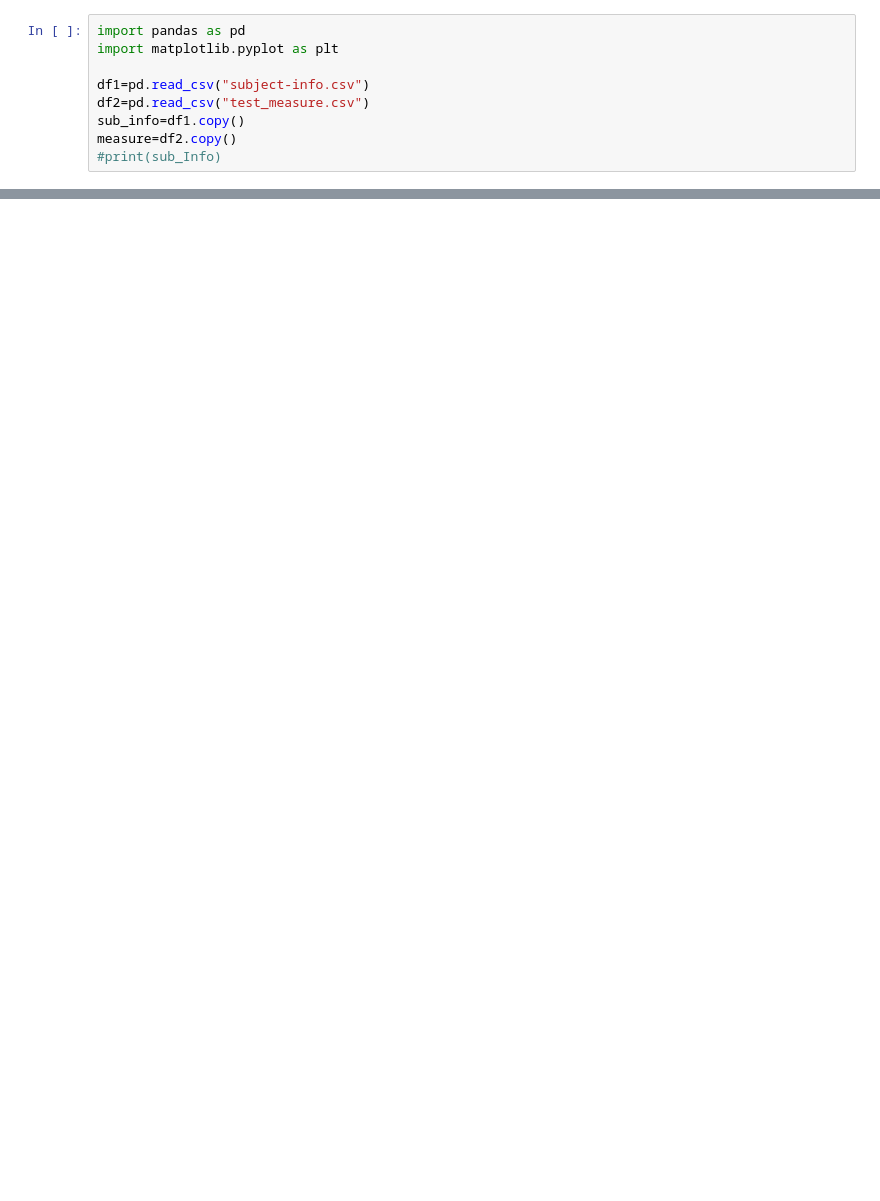
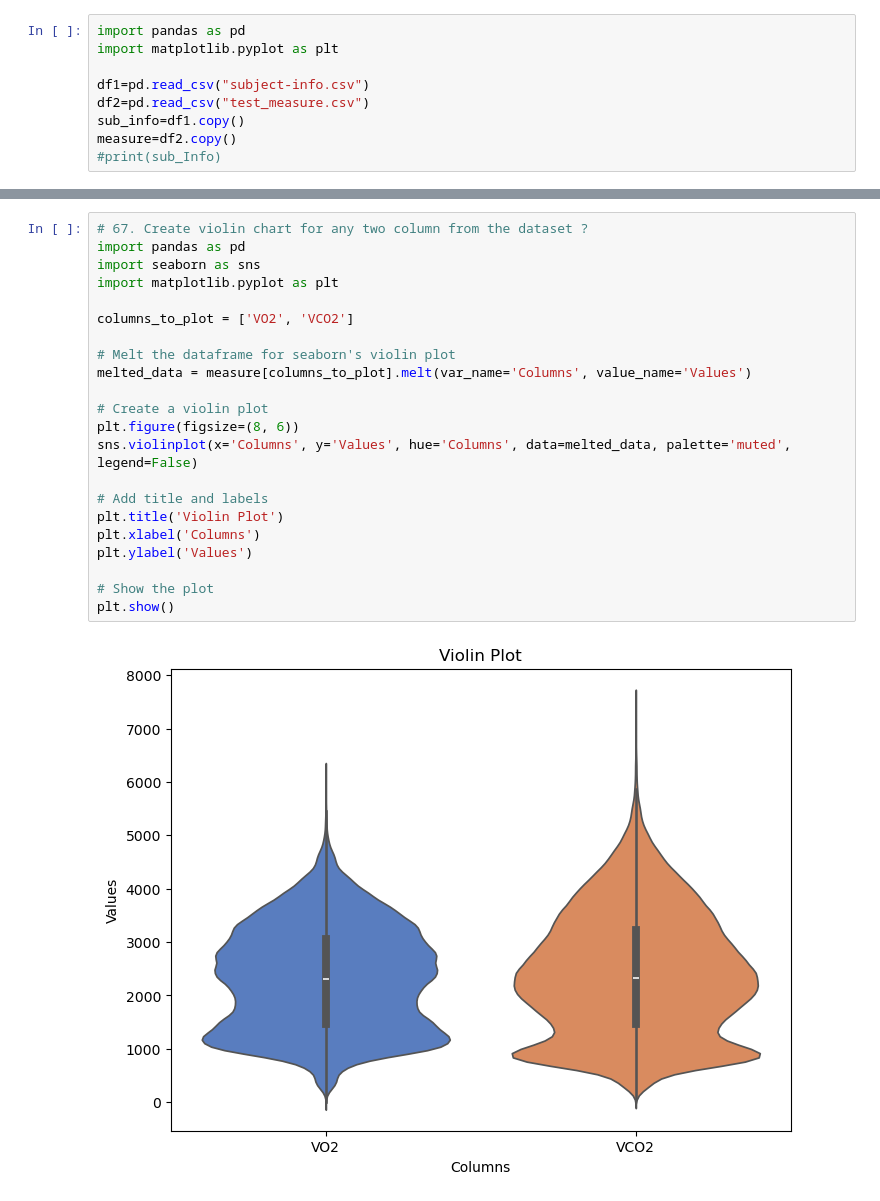
Before and after one commit to Subhadrasahu/Team9_Pythoknights_PythonHackathon_APRIL25, a Jupyter notebook: Team9_Q65-80_Sharmila.ipynb, the cells around one changed output, grey strips where cells are left out. Saved outputs shown, nothing was run; the diff lists cells and outputs as text; blank space fills up the shorter version.

```diff
--- a/Team9_Q65-80_Sharmila.ipynb
+++ b/Team9_Q65-80_Sharmila.ipynb
@@ -30,0 +67,24 @@ Percentage of male athletes exceeding max female speed: 6.13%
+# %%
+# 67. Create violin chart for any two column from the dataset ?
+import pandas as pd
+import seaborn as sns
+import matplotlib.pyplot as plt
+
+columns_to_plot = ['VO2', 'VCO2']
+
+# Melt the dataframe for seaborn's violin plot
+melted_data = measure[columns_to_plot].melt(var_name='Columns', value_name='Values')
+
+# Create a violin plot
+plt.figure(figsize=(8, 6))
+sns.violinplot(x='Columns', y='Values', hue='Columns', data=melted_data, palette='muted', legend=False)
+
+# Add title and labels
+plt.title('Violin Plot')
+plt.xlabel('Columns')
+plt.ylabel('Values')
+
+# Show the plot
+plt.show()
+# %% [output]
+[figure, added]
```
Also changed, not shown: parts of 9 cells of this notebook.
